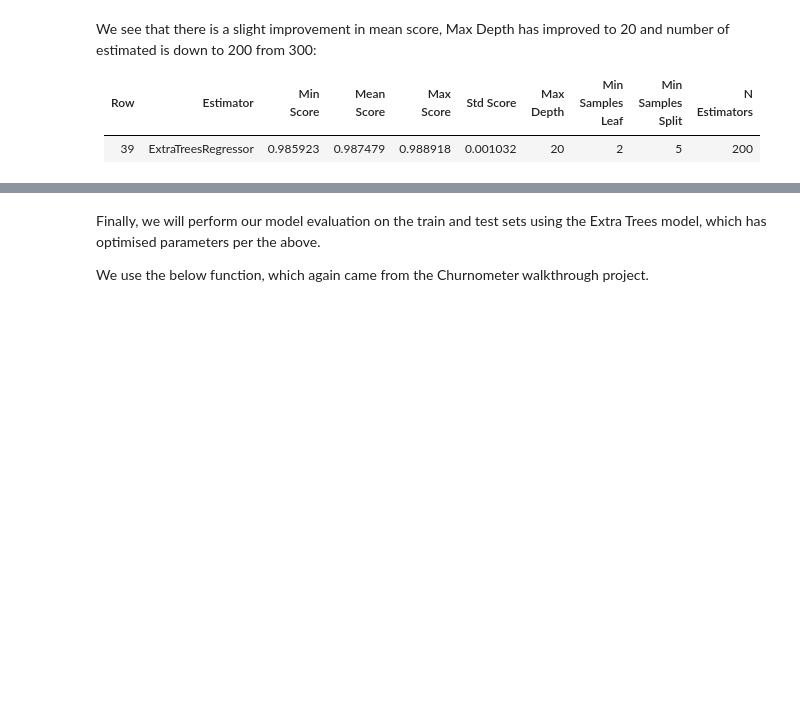
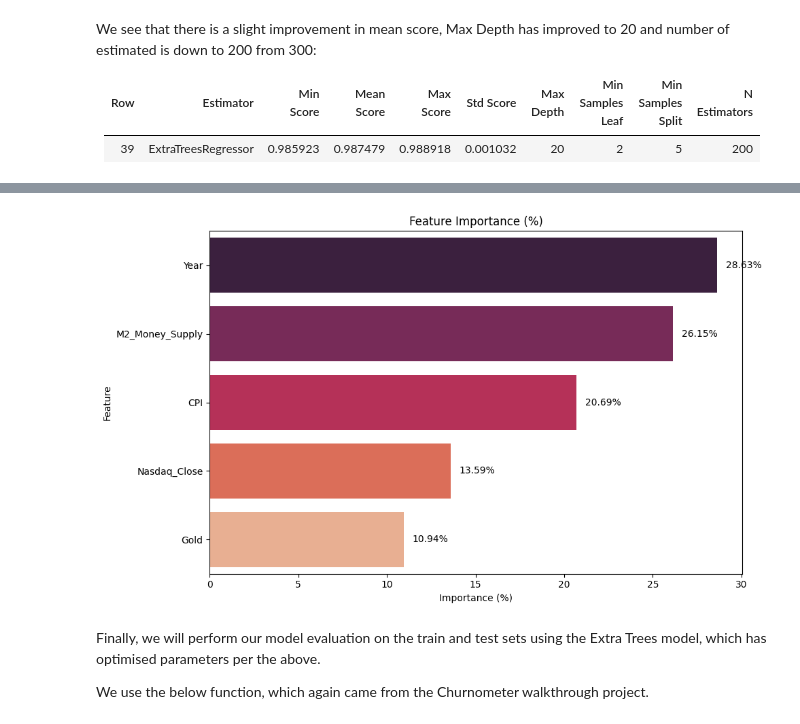
Before and after one commit to Mickyreegs/Project5, a Jupyter notebook: jupyter_notebooks/Modeling_And_Evaluation.ipynb, the cells around one changed output, grey strips where cells are left out. Drawn from its saved outputs; the diff is of its cells as text; code cells hidden in the pictures; blank space fills up the shorter version.

```diff
--- a/jupyter_notebooks/Modeling_And_Evaluation.ipynb
+++ b/jupyter_notebooks/Modeling_And_Evaluation.ipynb
@@ -482,3 +497,36 @@ Pipeline(steps=[('feat_scaling', StandardScaler()),
+# %%
+selector = best_model.named_steps["feat_selection"]
+selected_mask = selector.get_support()
+selected_features = features_train.columns[selected_mask]
+# %%
+final_model = best_model.named_steps["model"]
+importances = final_model.feature_importances_
+# %%
+feature_df = pd.DataFrame({
+    "Feature": selected_features,
+    "Importance": importances
+}).sort_values(by="Importance", ascending=False)
+# %%
+import matplotlib.pyplot as plt
+import seaborn as sns
+
+# Convert importances to percentages
+feature_df["Importance (%)"] = feature_df["Importance"] * 100
+
+# Plot
+plt.figure(figsize=(10, 6))
+ax = sns.barplot(data=feature_df, x="Importance (%)", y="Feature", palette="rocket")
+plt.title("Feature Importance (%)")
+plt.xlabel("Importance (%)")
+
+# Annotate each bar
+for i, value in enumerate(feature_df["Importance (%)"]):
+    ax.text(value + 0.5, i, f"{value:.2f}%", va='center')
+
+plt.tight_layout()
+plt.show()
+# %% [output]
+[figure, added]
 # %% [markdown]
 Finally, we will perform our model evaluation on the train and test sets using the Extra Trees model, which has optimised parameters per the above.
 
```
Also changed, not shown: parts of 2 cells of this notebook, 8 other files.
